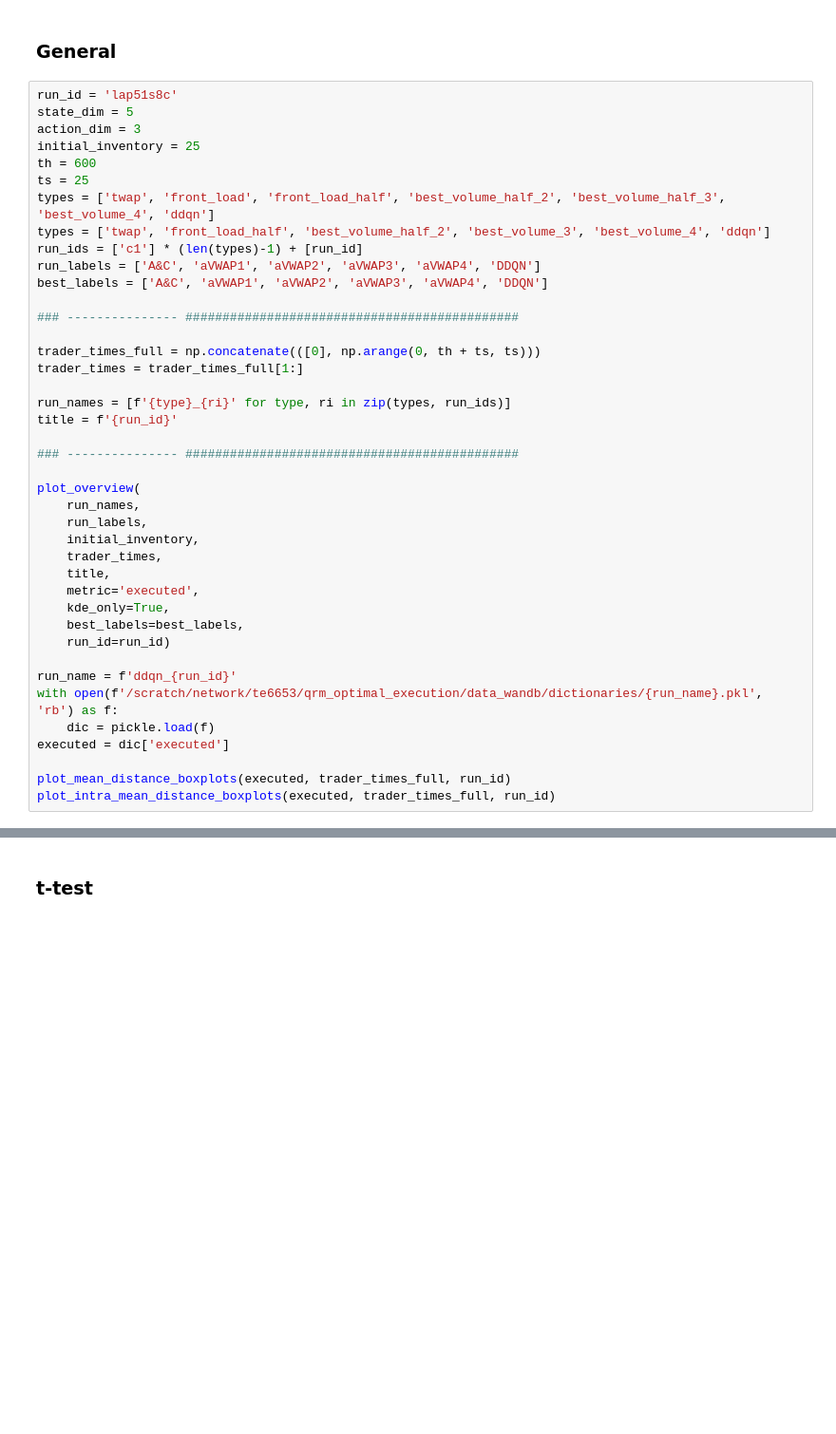
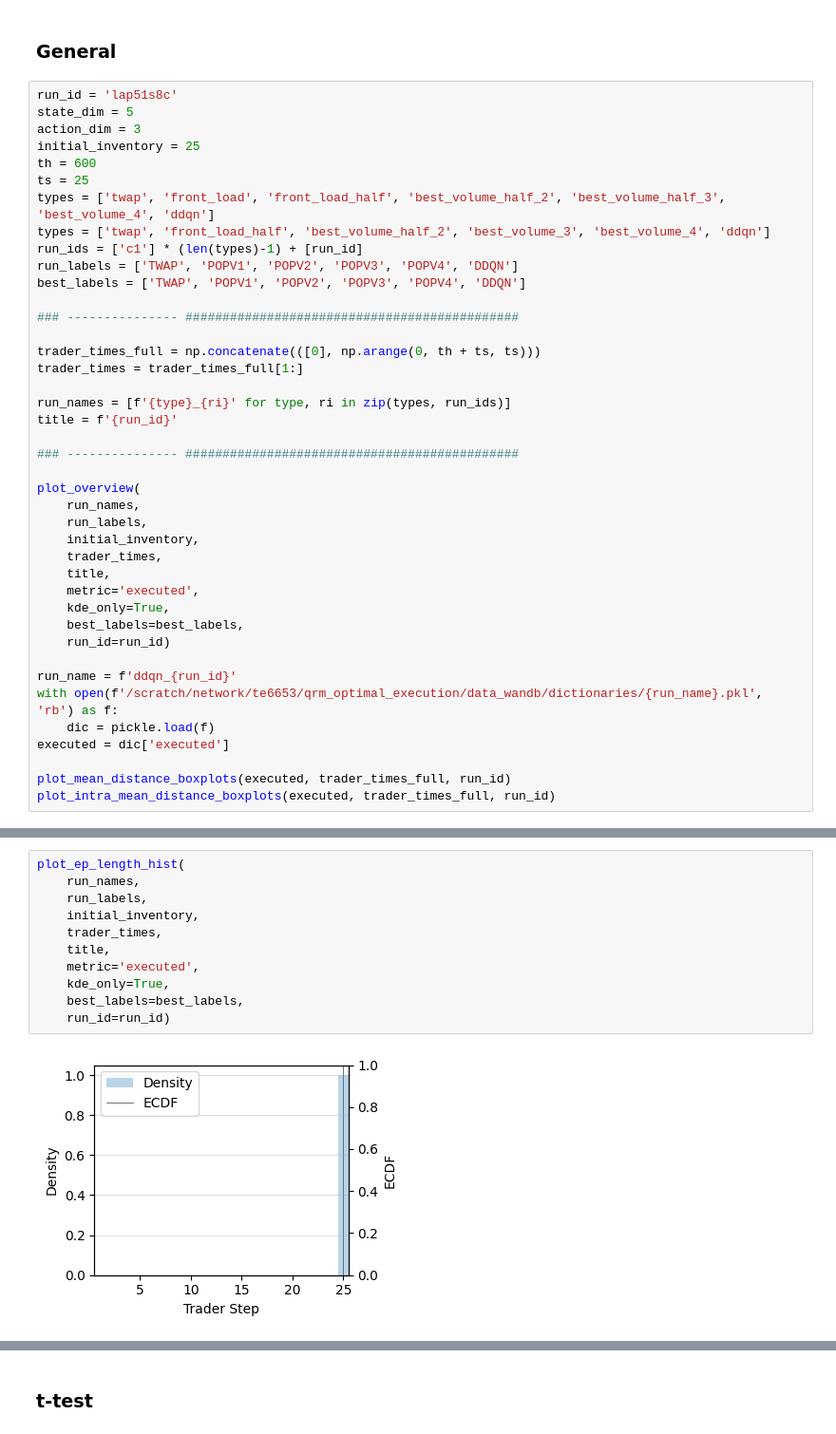
Before and after one commit to TomasEspana/qrm_optimal_execution, a Jupyter notebook: main.ipynb, the cells around one changed output, grey strips where cells are left out. Shown at 95% size. Drawn from its saved outputs; the diff is of its cells as text; blank space fills up the shorter version.

```diff
--- a/main.ipynb
+++ b/main.ipynb
@@ -1280,8 +1311,8 @@ ts = 25
 types = ['twap', 'front_load', 'front_load_half', 'best_volume_half_2', 'best_volume_half_3', 'best_volume_4', 'ddqn']
 types = ['twap', 'front_load_half', 'best_volume_half_2', 'best_volume_3', 'best_volume_4', 'ddqn']
 run_ids = ['c1'] * (len(types)-1) + [run_id]
-run_labels = ['A&C', 'aVWAP1', 'aVWAP2', 'aVWAP3', 'aVWAP4', 'DDQN']
-best_labels = ['A&C', 'aVWAP1', 'aVWAP2', 'aVWAP3', 'aVWAP4', 'DDQN']
+run_labels = ['TWAP', 'POPV1', 'POPV2', 'POPV3', 'POPV4', 'DDQN']
+best_labels = ['TWAP', 'POPV1', 'POPV2', 'POPV3', 'POPV4', 'DDQN']
 
 ### --------------- #############################################
 
@@ -1338,3 +1369,16 @@ plot_intra_mean_distance_boxplots(executed, trader_times_full, run_id)
 [figure]
 [figure]
 Error:
+# %%
+plot_ep_length_hist(
+    run_names,
+    run_labels,
+    initial_inventory,
+    trader_times,
+    title,
+    metric='executed',
+    kde_only=True,
+    best_labels=best_labels,
+    run_id=run_id)
+# %% [output]
+[figure, added]
```
Also changed, not shown: parts of 22 cells of this notebook, 2 other files.
